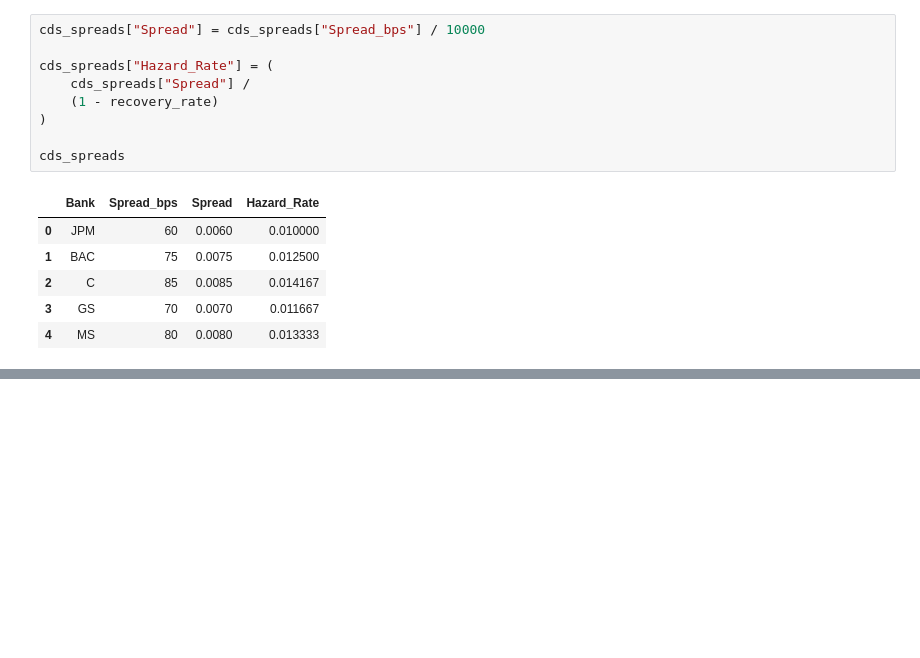
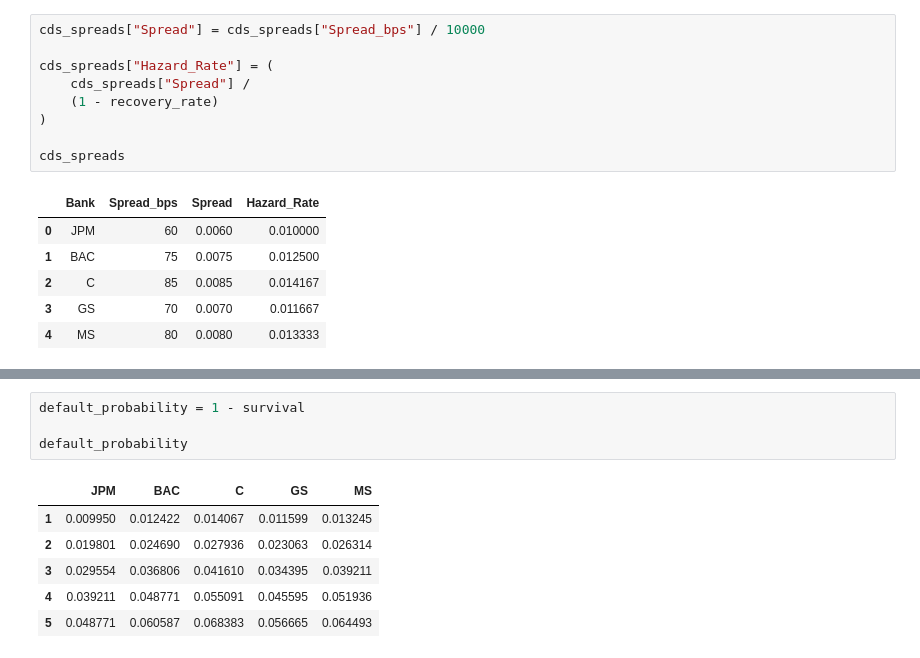
Before and after one commit to Lilly0813/Credit-risk-modeling, a Jupyter notebook: Notebooks/02_default_probability_model.ipynb, the cells around one changed output, grey strips where cells are left out. Drawn from its saved outputs; the diff is of its cells as text; blank space fills up the shorter version.

```diff
--- a/Notebooks/02_default_probability_model.ipynb
+++ b/Notebooks/02_default_probability_model.ipynb
@@ -86,0 +128,11 @@ cds_spreads
+# %%
+default_probability = 1 - survival
+
+default_probability
+# %% [output]
+|  | JPM | BAC | C | GS | MS |
+| 1 | 0.009950 | 0.012422 | 0.014067 | 0.011599 | 0.013245 |
+| 2 | 0.019801 | 0.024690 | 0.027936 | 0.023063 | 0.026314 |
+| 3 | 0.029554 | 0.036806 | 0.041610 | 0.034395 | 0.039211 |
+| 4 | 0.039211 | 0.048771 | 0.055091 | 0.045595 | 0.051936 |
+| 5 | 0.048771 | 0.060587 | 0.068383 | 0.056665 | 0.064493 |
```
Also changed, not shown: parts of 9 cells of this notebook.
